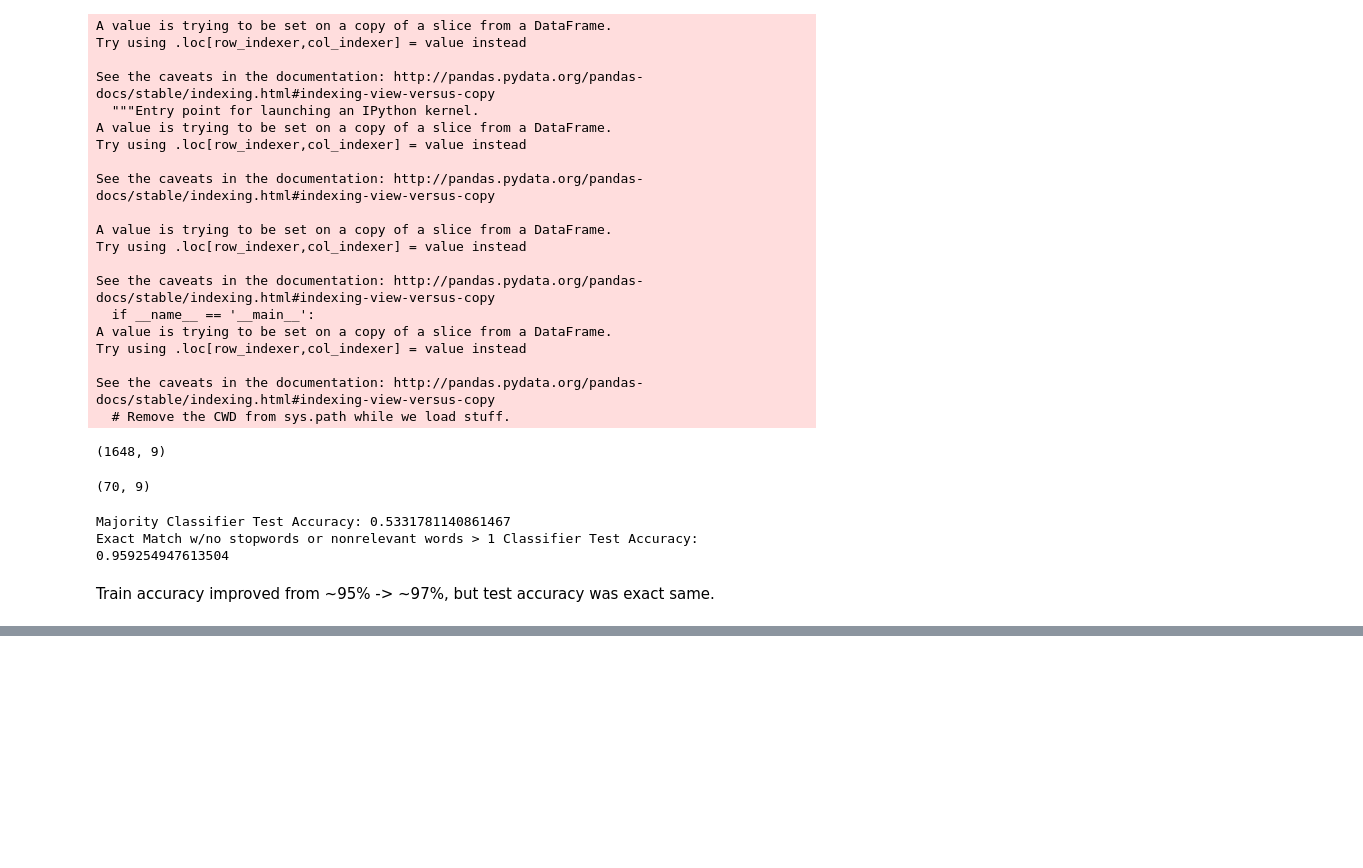
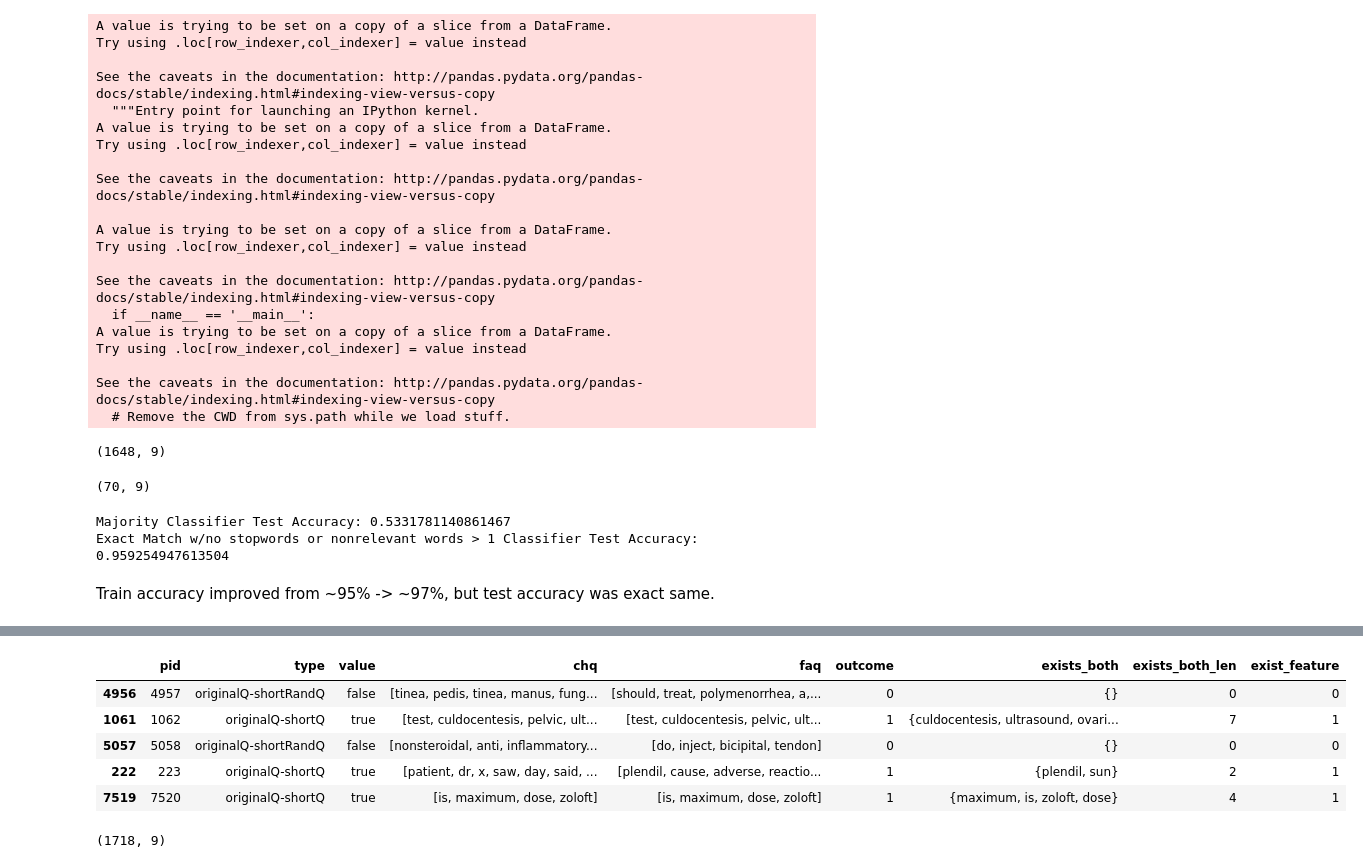
Before and after one commit to drwitt/NLP_IDS_690-03, a Jupyter notebook: Viggy_RQE_Analysis.ipynb, the cells around one changed output, grey strips where cells are left out. Saved outputs shown, nothing was run; the diff lists cells and outputs as text; code cells hidden in the pictures; blank space fills up the shorter version.

```diff
--- a/Viggy_RQE_Analysis.ipynb
+++ b/Viggy_RQE_Analysis.ipynb
@@ -880,0 +895,13 @@ Train accuracy improved from ~95% -> ~97%, but test accuracy was exact same.
+# %%
+x_test.head()
+# %% [output]
+|  | pid | type | value | chq | faq | outcome | exists_both | exists_both_len | exist_feature |
+| 4956 | 4957 | originalQ-shortRandQ | false | [tinea, pedis, tinea, manus, fung... | [should, treat, polymenorrhea, a,... | 0 | {} | 0 | 0 |
+| 1061 | 1062 | originalQ-shortQ | true | [test, culdocentesis, pelvic, ult... | [test, culdocentesis, pelvic, ult... | 1 | {culdocentesis, ultrasound, ovari... | 7 | 1 |
+| 5057 | 5058 | originalQ-shortRandQ | false | [nonsteroidal, anti, inflammatory... | [do, inject, bicipital, tendon] | 0 | {} | 0 | 0 |
+| 222 | 223 | originalQ-shortQ | true | [patient, dr, x, saw, day, said, ... | [plendil, cause, adverse, reactio... | 1 | {plendil, sun} | 2 | 1 |
+| 7519 | 7520 | originalQ-shortQ | true | [is, maximum, dose, zoloft] | [is, maximum, dose, zoloft] | 1 | {maximum, is, zoloft, dose} | 4 | 1 |
+# %%
+x_test.shape
+# %% [output]
+(1718, 9)
```
Also changed, not shown: parts of 21 cells of this notebook.
